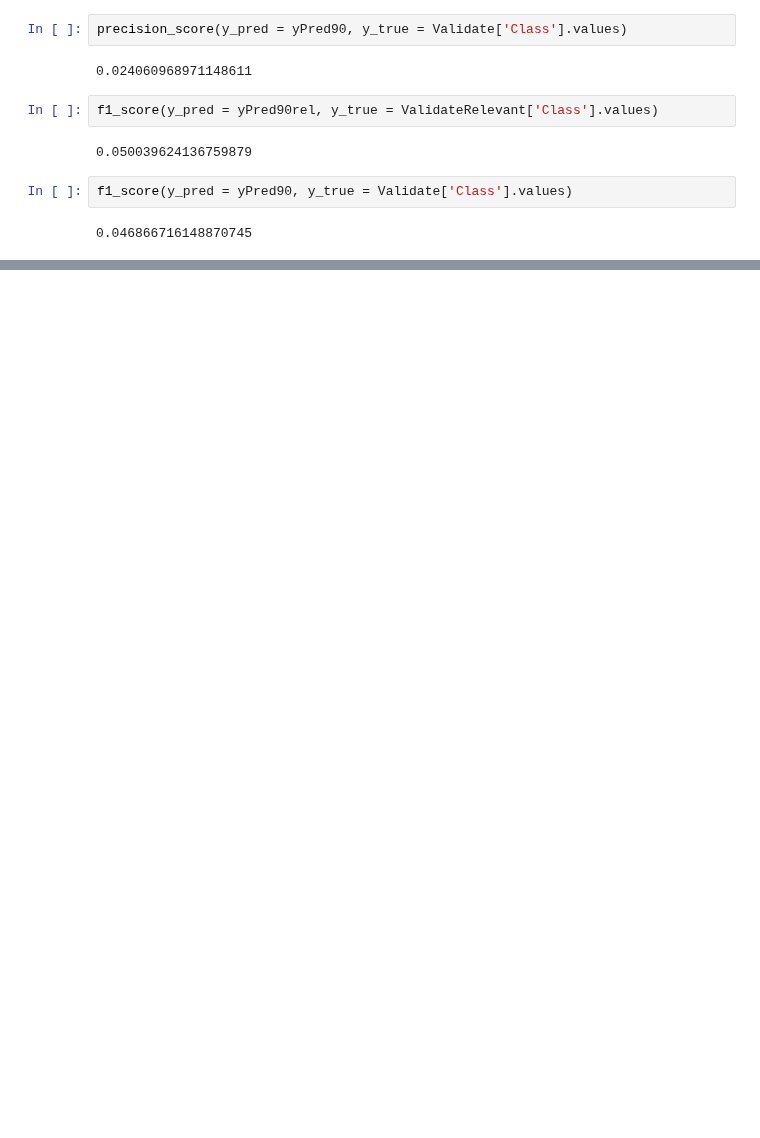
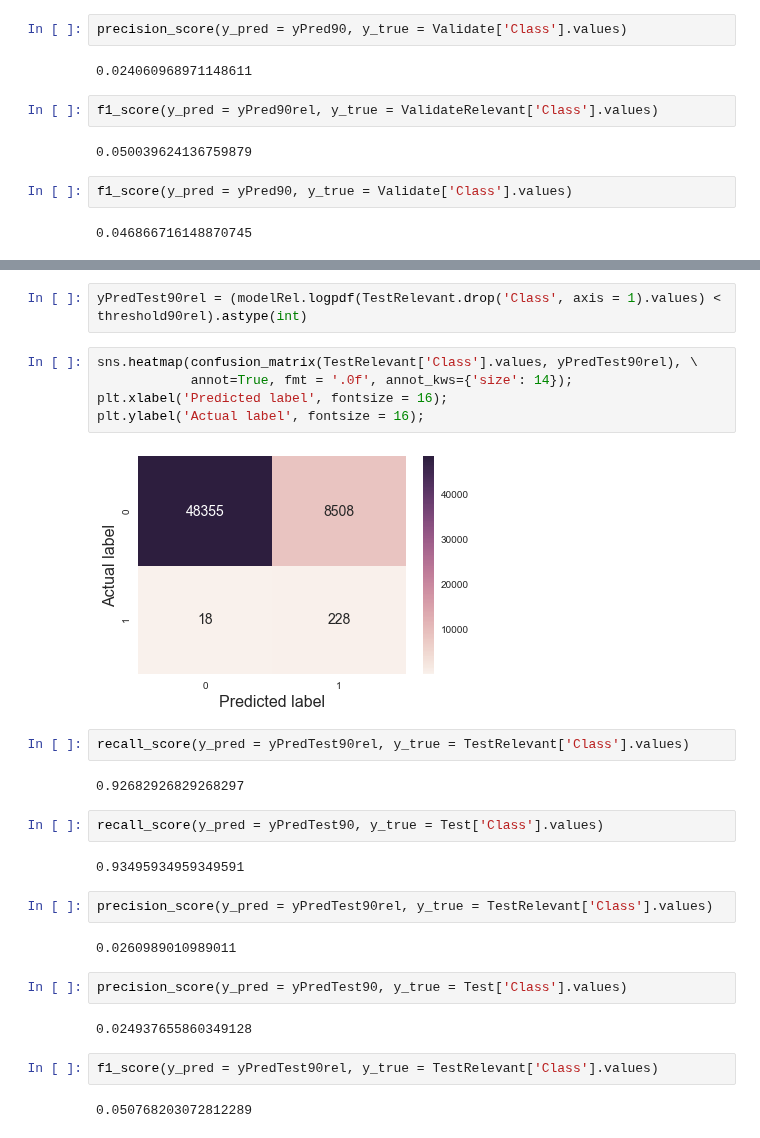
Before and after one commit to sushant2811/CreditCardFraudDetection, a Jupyter notebook: CCFraud-AnomalyDetection.ipynb, the cells around one changed output, grey strips where cells are left out. Cells and saved outputs as stored; diff of their text form; blank space fills up the shorter version.

```diff
--- a/CCFraud-AnomalyDetection.ipynb
+++ b/CCFraud-AnomalyDetection.ipynb
@@ -726,0 +766,29 @@ f1_score(y_pred = yPred90, y_true = Validate['Class'].values)
+# %%
+yPredTest90rel = (modelRel.logpdf(TestRelevant.drop('Class', axis = 1).values) < threshold90rel).astype(int)
+# %%
+sns.heatmap(confusion_matrix(TestRelevant['Class'].values, yPredTest90rel), \
+            annot=True, fmt = '.0f', annot_kws={'size': 14});
+plt.xlabel('Predicted label', fontsize = 16);
+plt.ylabel('Actual label', fontsize = 16);
+# %% [output]
+[figure, added]
+# %%
+recall_score(y_pred = yPredTest90rel, y_true = TestRelevant['Class'].values)
+# %% [output]
+0.92682926829268297
+# %%
+recall_score(y_pred = yPredTest90, y_true = Test['Class'].values)
+# %% [output]
+0.93495934959349591
+# %%
+precision_score(y_pred = yPredTest90rel, y_true = TestRelevant['Class'].values)
+# %% [output]
+0.0260989010989011
+# %%
+precision_score(y_pred = yPredTest90, y_true = Test['Class'].values)
+# %% [output]
+0.024937655860349128
+# %%
+f1_score(y_pred = yPredTest90rel, y_true = TestRelevant['Class'].values)
+# %% [output]
+0.050768203072812289
```
Also changed, not shown: parts of 12 cells of this notebook.
